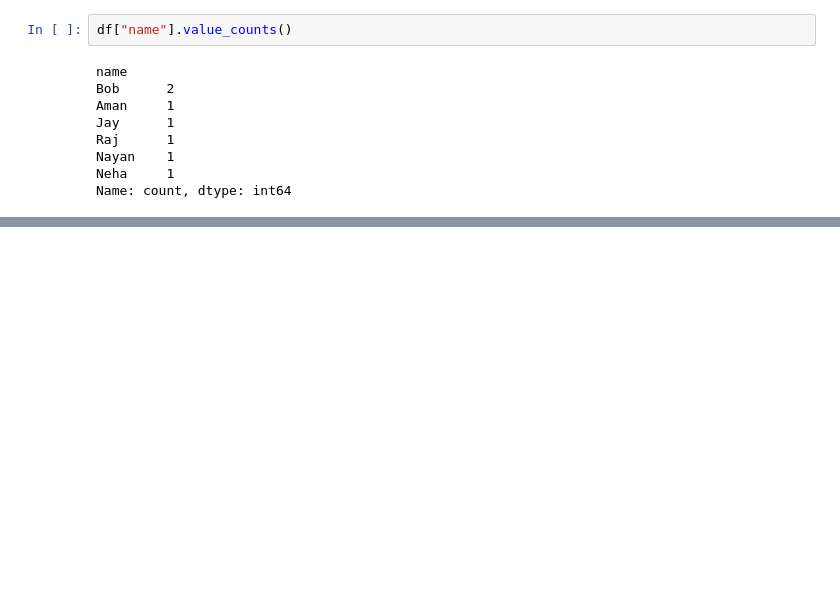
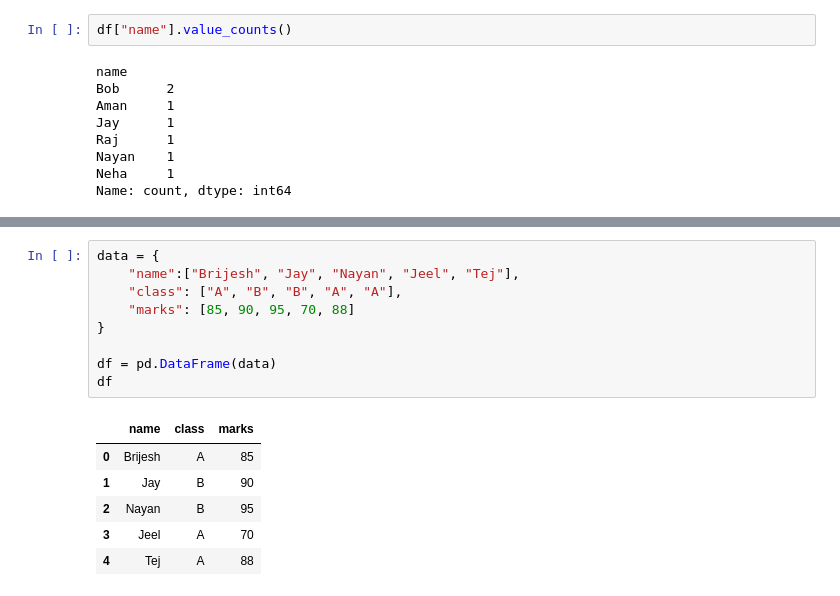
Before and after one commit to Witzcode0/DA280825830930, a Jupyter notebook: pandas/l2.ipynb, the cells around one changed output, grey strips where cells are left out. Drawn from its saved outputs; the diff is of its cells as text; blank space fills up the shorter version.

```diff
--- a/pandas/l2.ipynb
+++ b/pandas/l2.ipynb
@@ -182,0 +222,16 @@ Name: count, dtype: int64
+# %%
+data = {
+    "name":["Brijesh", "Jay", "Nayan", "Jeel", "Tej"],
+    "class": ["A", "B", "B", "A", "A"],
+    "marks": [85, 90, 95, 70, 88]
+}
+
+df = pd.DataFrame(data)
+df
+# %% [output]
+|  | name | class | marks |
+| 0 | Brijesh | A | 85 |
+| 1 | Jay | B | 90 |
+| 2 | Nayan | B | 95 |
+| 3 | Jeel | A | 70 |
+| 4 | Tej | A | 88 |
```
Also changed, not shown: parts of 7 cells of this notebook.
